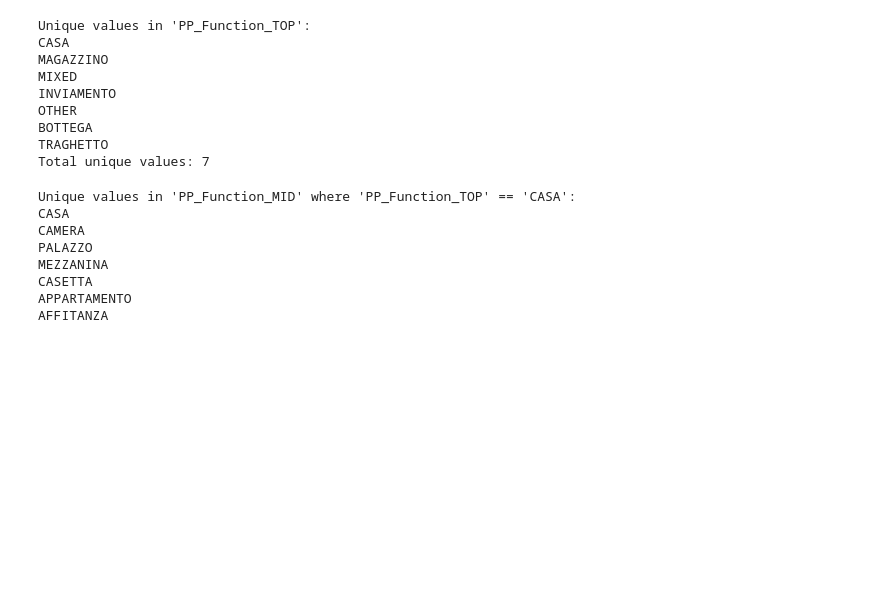
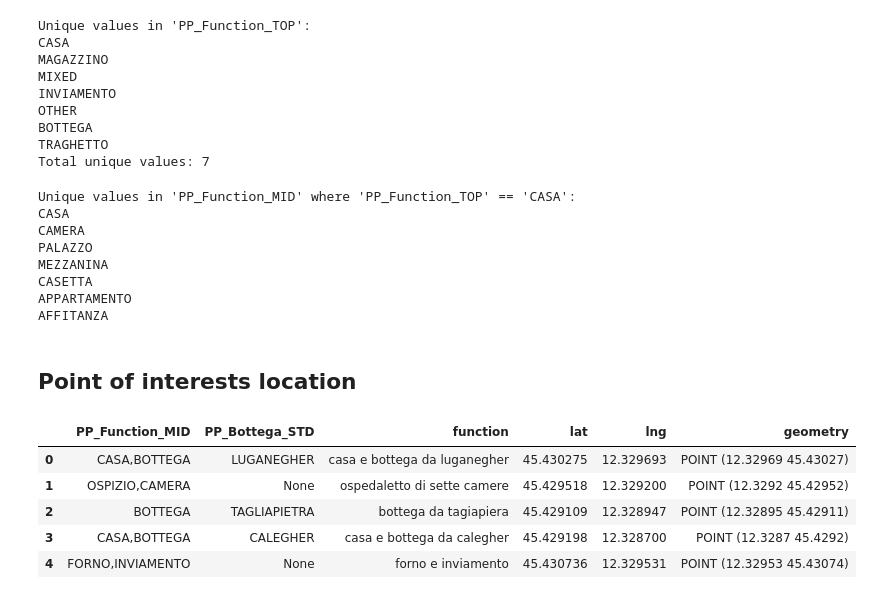
Before and after one commit to camillelnne/venice-agents, a Jupyter notebook: notebooks/data_exploration.ipynb, the cells around one changed output. Saved outputs shown, nothing was run; the diff lists cells and outputs as text; code cells hidden in the pictures; blank space fills up the shorter version.

Commit message:
feat: more data exploration, maps

```diff
--- a/notebooks/data_exploration.ipynb
+++ b/notebooks/data_exploration.ipynb
@@ -222,3 +243,15 @@ MEZZANINA
 CASETTA
 APPARTAMENTO
 AFFITANZA
+# %% [markdown]
+## Point of interests location
+# %%
+poi = gpd.read_file("../public/data/POI_dataset.geojson")
+poi.head()
+# %% [output]
+|  | PP_Function_MID | PP_Bottega_STD | function | lat | lng | geometry |
+| 0 | CASA,BOTTEGA | LUGANEGHER | casa e bottega da luganegher | 45.430275 | 12.329693 | POINT (12.32969 45.43027) |
+| 1 | OSPIZIO,CAMERA | None | ospedaletto di sette camere | 45.429518 | 12.329200 | POINT (12.3292 45.42952) |
+| 2 | BOTTEGA | TAGLIAPIETRA | bottega da tagiapiera | 45.429109 | 12.328947 | POINT (12.32895 45.42911) |
+| 3 | CASA,BOTTEGA | CALEGHER | casa e bottega da calegher | 45.429198 | 12.328700 | POINT (12.3287 45.4292) |
+| 4 | FORNO,INVIAMENTO | None | forno e inviamento | 45.430736 | 12.329531 | POINT (12.32953 45.43074) |
```
Also changed, not shown: parts of 9 cells of this notebook, 1 other file.
